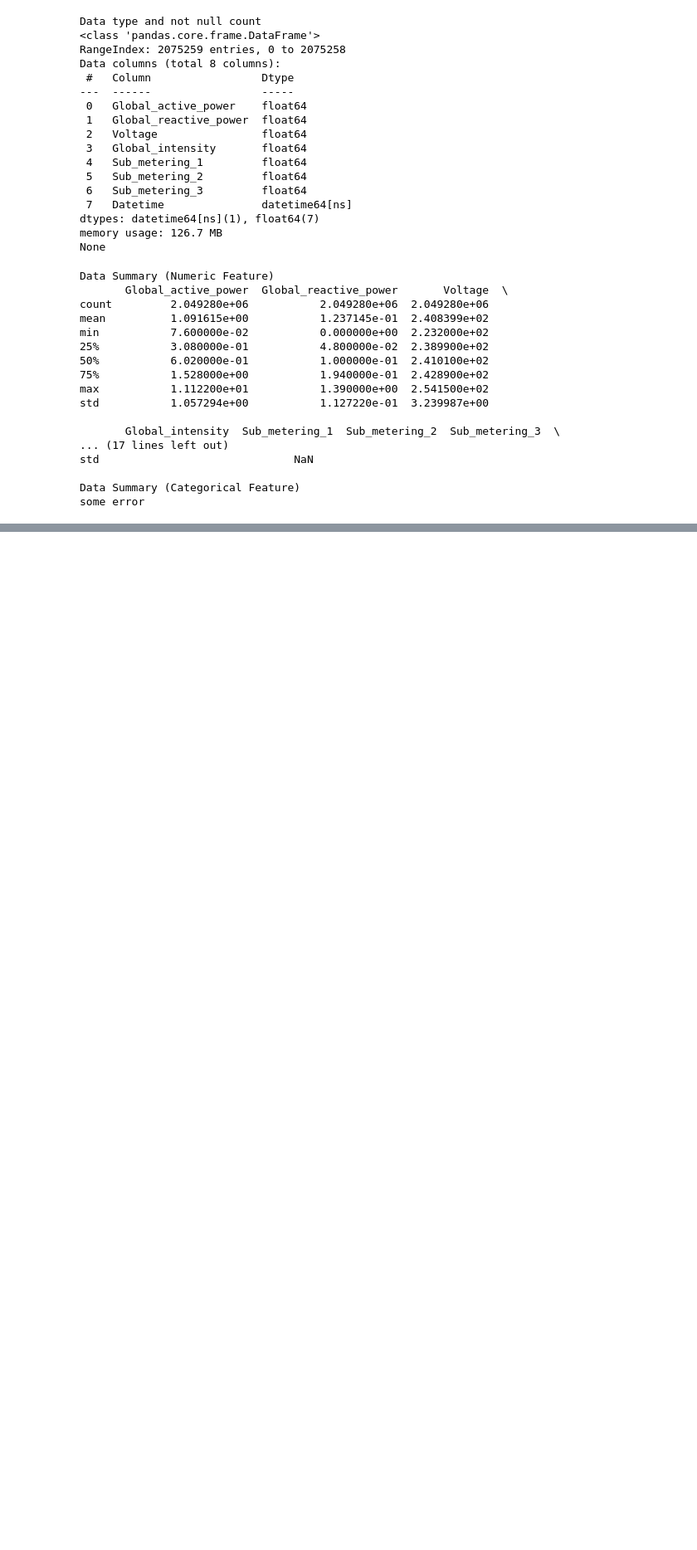
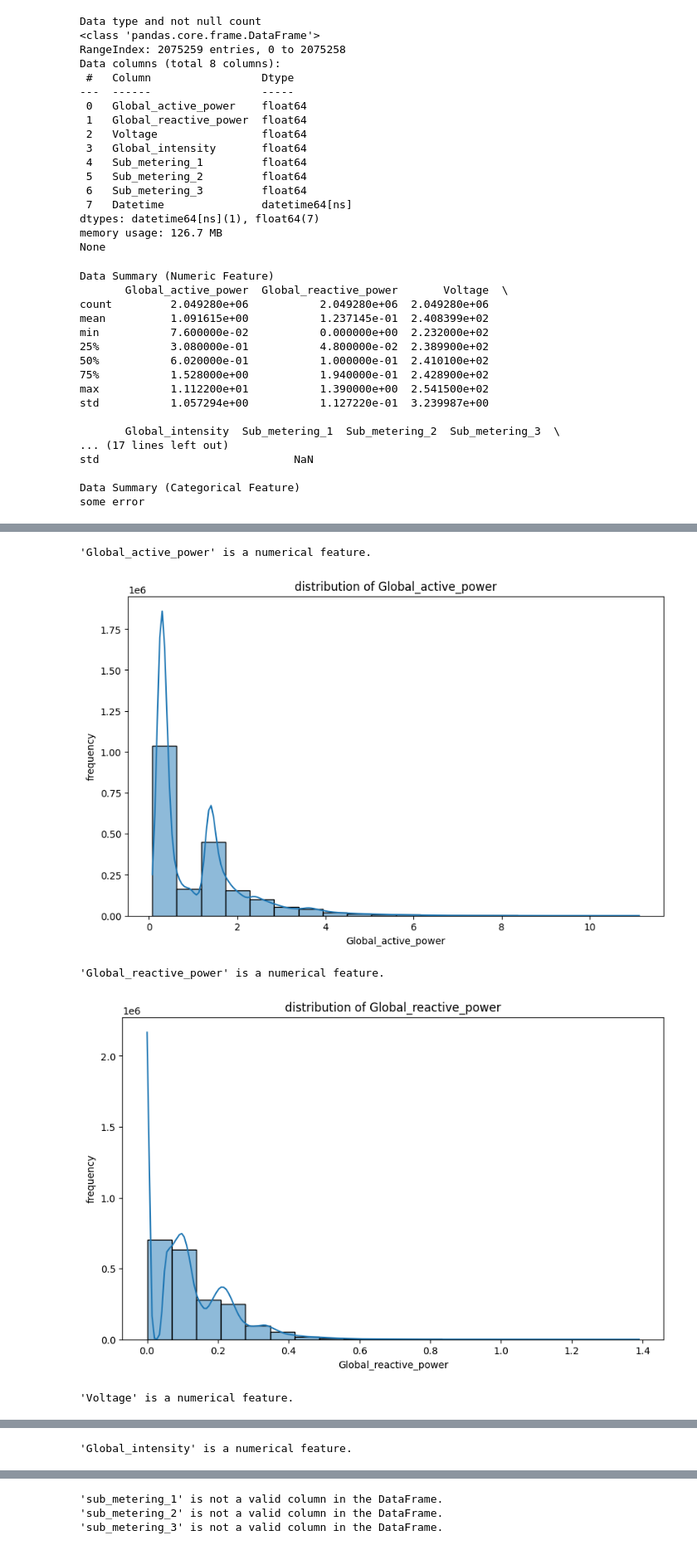
Before and after one commit to yuvraj-rathod-1202/Electricity_Consumption_Predictor, a Jupyter notebook: EDA/EDA.ipynb, the cells around one changed output, grey strips where cells are left out. Shown at 83% size. Drawn from its saved outputs; the diff is of its cells as text; code cells hidden in the pictures; blank space fills up the shorter version.

```diff
--- a/EDA/EDA.ipynb
+++ b/EDA/EDA.ipynb
@@ -87,0 +105,11 @@ some error
+# %%
+features = ["Global_active_power", "Global_reactive_power", "Voltage", "Global_intensity", "sub_metering_1", "sub_metering_2", "sub_metering_3"]
+
+for feature in features:
+    UnivariateAnalyzer().execute_strategy(df, feature)
+# %% [output]
+'Global_active_power' is a numerical feature.
+[figure, added]
+'Global_reactive_power' is a numerical feature.
+[figure, added]
+'Voltage' is a numerical feature.
@@ -87,0 +117 @@ some error
+'Global_intensity' is a numerical feature.
@@ -87,0 +119,3 @@ some error
+'sub_metering_1' is not a valid column in the DataFrame.
+'sub_metering_2' is not a valid column in the DataFrame.
+'sub_metering_3' is not a valid column in the DataFrame.
```
Also changed, not shown: parts of 3 cells of this notebook.
